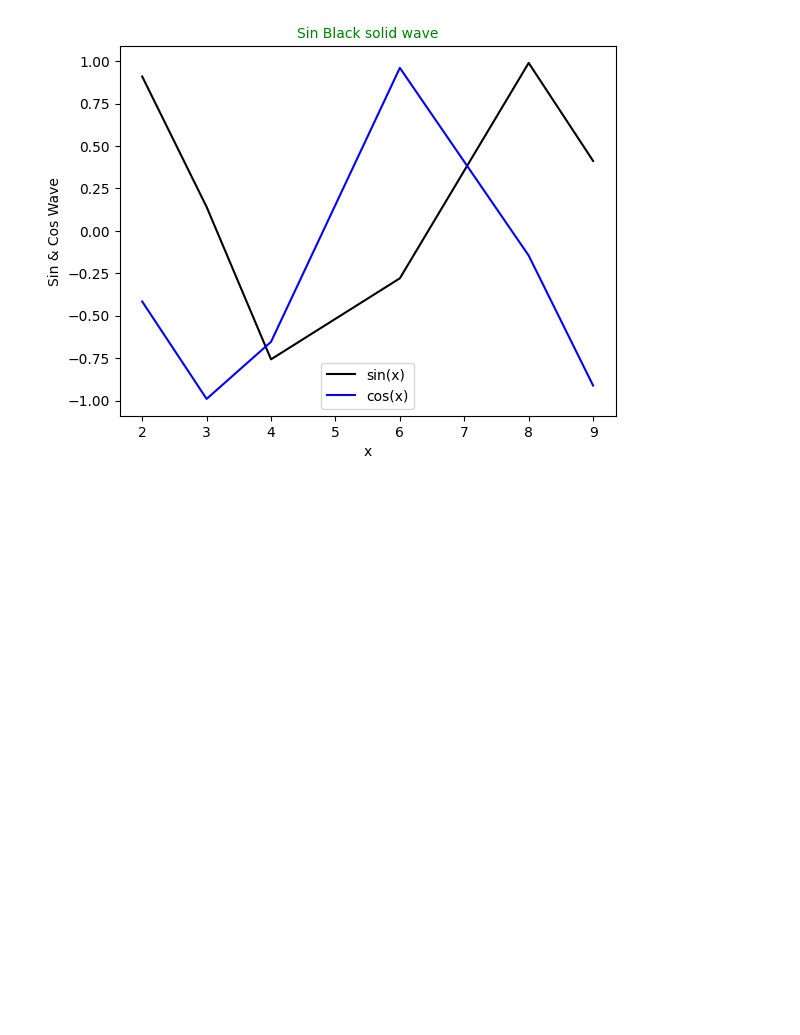
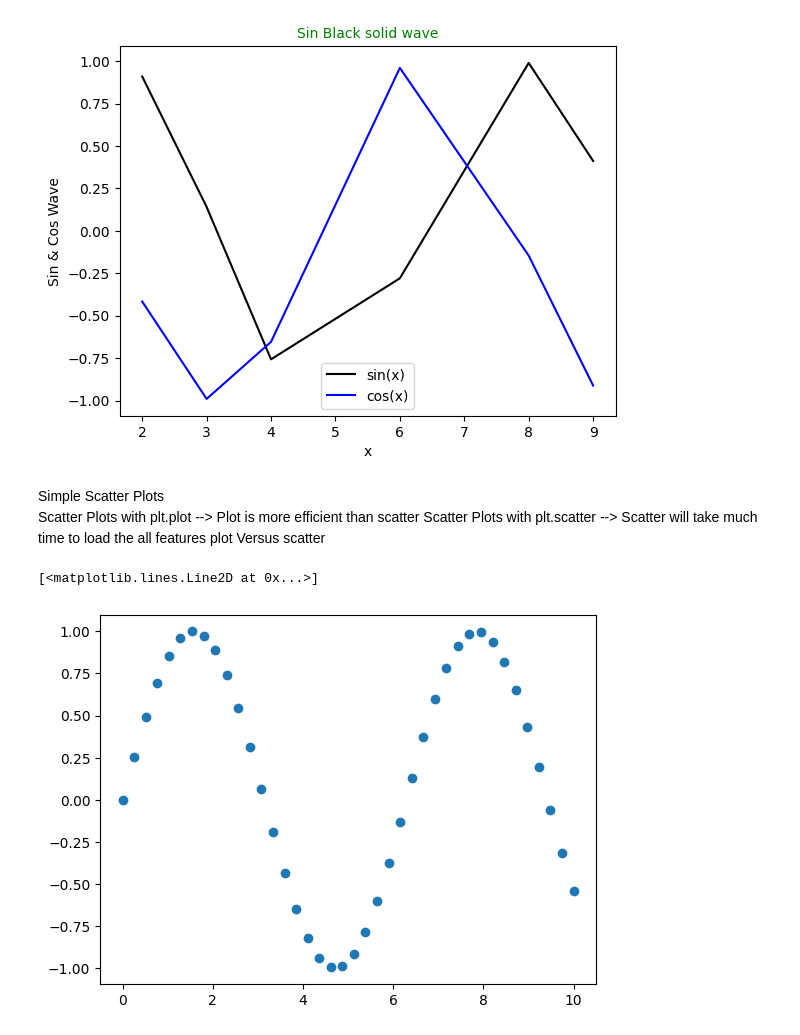
Before and after one commit to VedaVinothiniShastra/DS_PT_2, a Jupyter notebook: Day 11.ipynb, the cells around one changed output. Saved outputs shown, nothing was run; the diff lists cells and outputs as text; code cells hidden in the pictures; blank space fills up the shorter version.

```diff
--- a/Day 11.ipynb
+++ b/Day 11.ipynb
@@ -80,0 +81,16 @@ plt.legend()
+# %% [markdown]
+Simple Scatter Plots
+    Scatter Plots with plt.plot -->  Plot is more efficient than scatter
+	Scatter Plots with plt.scatter --> Scatter will take much time to load the all features
+	plot Versus scatter
+# %%
+import matplotlib as mpl
+import matplotlib.pyplot as plt
+import numpy as np
+import pandas as pd
+x=np.linspace(0,10,40)
+y=np.sin(x)
+plt.plot(x,y,'o')
+# %% [output]
+[<matplotlib.lines.Line2D at 0x...>]
+[figure, added]
```
Also changed, not shown: parts of 5 cells of this notebook.
